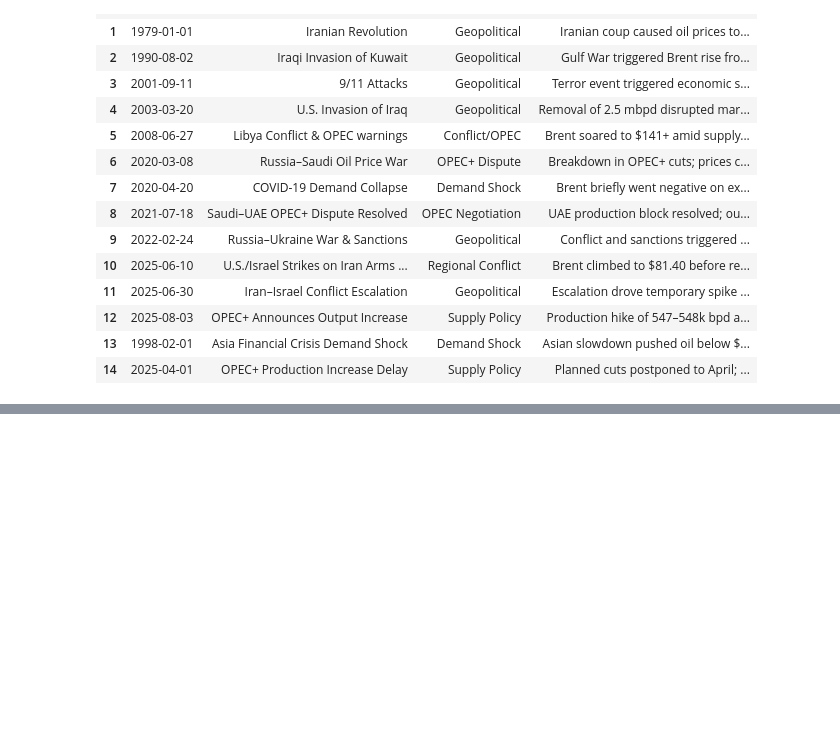
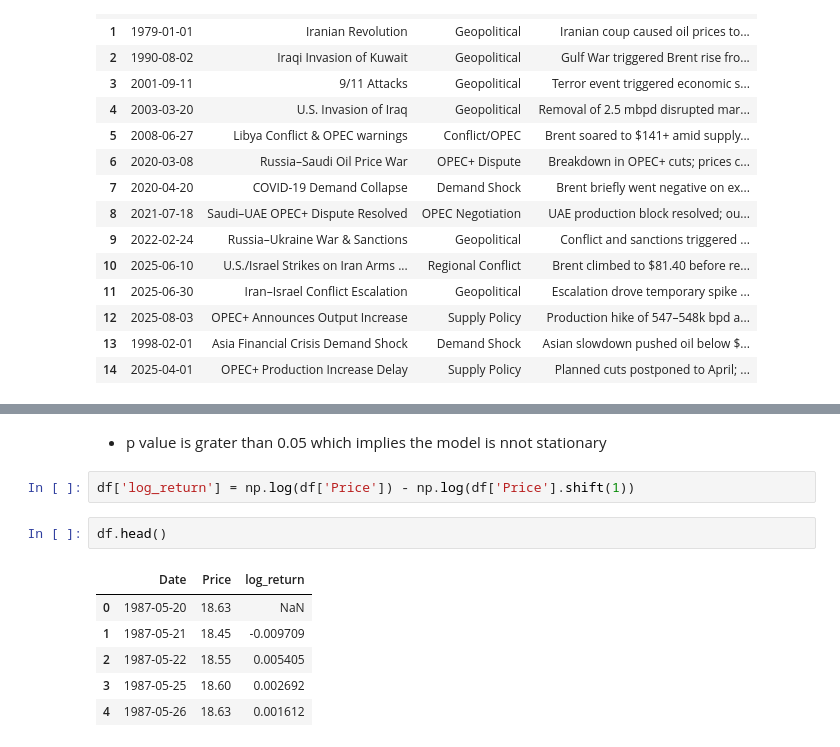
Before and after one commit to Samri-A/Brent-Oil-Prices-Time-Series-Analysis-, a Jupyter notebook: notebook/EDA.ipynb, the cells around one changed output, grey strips where cells are left out. Saved outputs shown, nothing was run; the diff lists cells and outputs as text; blank space fills up the shorter version.

```diff
--- a/notebook/EDA.ipynb
+++ b/notebook/EDA.ipynb
@@ -69,0 +114,13 @@ event_df.head(16)
+# %% [markdown]
+* p value is grater than 0.05 which implies the model is nnot stationary
+# %%
+df['log_return'] = np.log(df['Price']) - np.log(df['Price'].shift(1))
+# %%
+df.head()
+# %% [output]
+|  | Date | Price | log_return |
+| 0 | 1987-05-20 | 18.63 | NaN |
+| 1 | 1987-05-21 | 18.45 | -0.009709 |
+| 2 | 1987-05-22 | 18.55 | 0.005405 |
+| 3 | 1987-05-25 | 18.60 | 0.002692 |
+| 4 | 1987-05-26 | 18.63 | 0.001612 |
```
Also changed, not shown: parts of 5 cells of this notebook, 26 other files.
